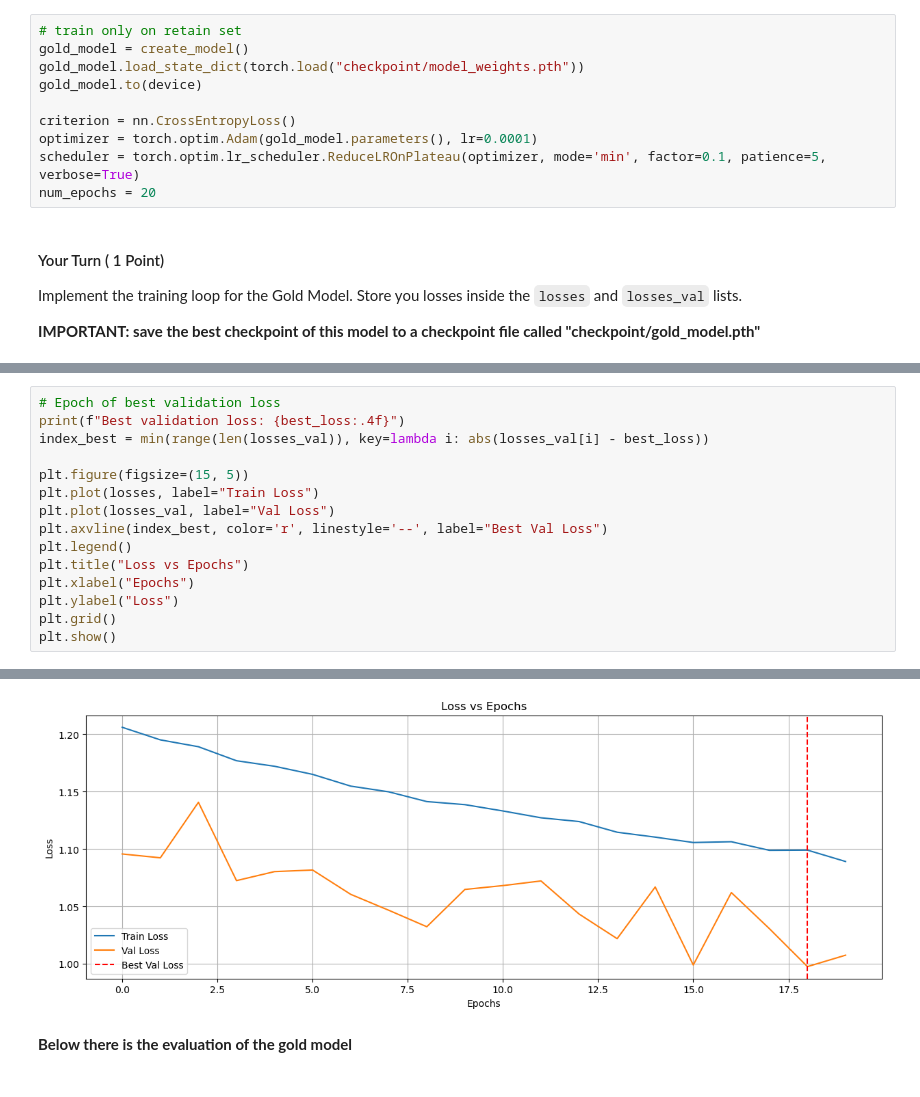
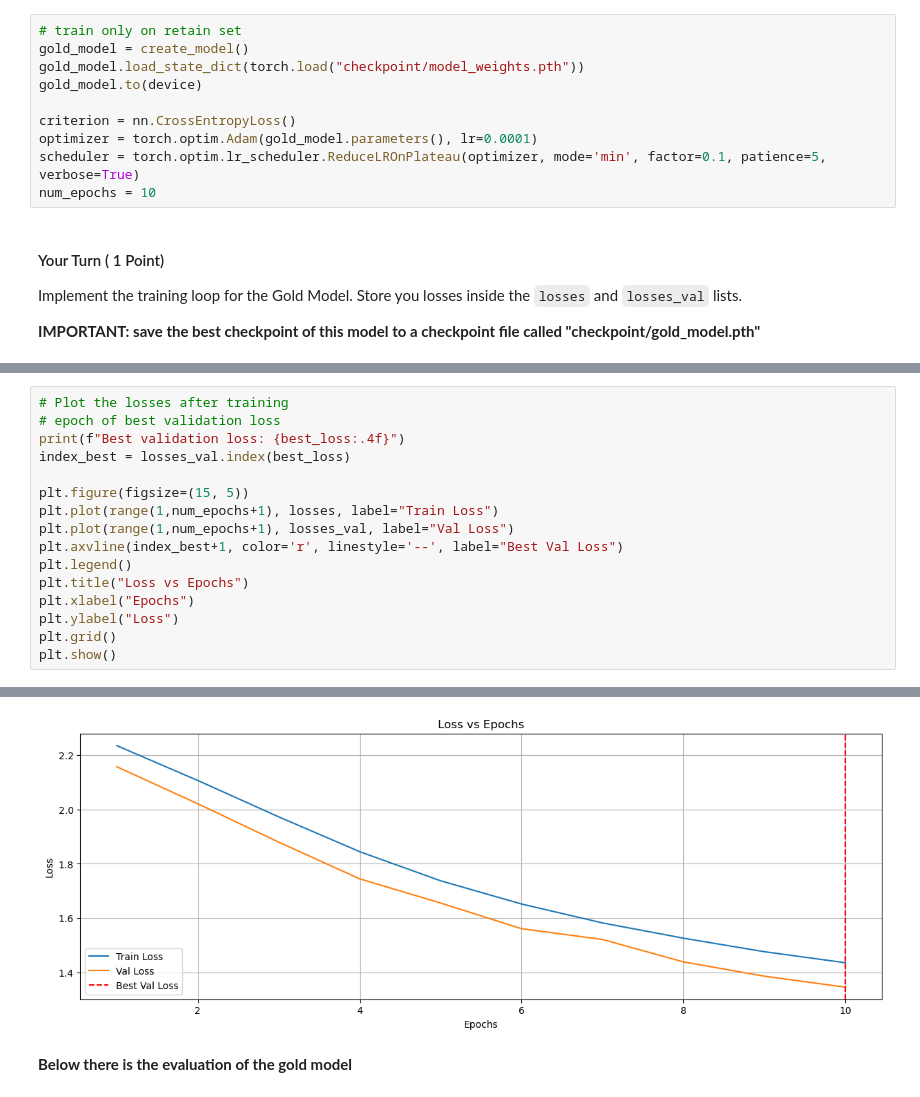
Before and after one commit to andrmagg2001/AML, a Jupyter notebook: ThirdHW/Practice/practice.ipynb, the cells around one changed output, grey strips where cells are left out. Cells and saved outputs as stored; diff of their text form.

```diff
--- a/ThirdHW/Practice/practice.ipynb
+++ b/ThirdHW/Practice/practice.ipynb
@@ -629,7 +629,7 @@ gold_model.to(device)
 criterion = nn.CrossEntropyLoss()
 optimizer = torch.optim.Adam(gold_model.parameters(), lr=0.0001)
 scheduler = torch.optim.lr_scheduler.ReduceLROnPlateau(optimizer, mode='min', factor=0.1, patience=5, verbose=True)
-num_epochs = 20
+num_epochs = 10
 # %% [markdown]
 #### Your Turn ( 1 Point)
 
@@ -709,12 +738,13 @@ Best model saved with validation loss: 0.9977
 # %%
-# Epoch of best validation loss
+# Plot the losses after training
+# epoch of best validation loss
 print(f"Best validation loss: {best_loss:.4f}")
-index_best = min(range(len(losses_val)), key=lambda i: abs(losses_val[i] - best_loss))
+index_best = losses_val.index(best_loss)
 
 plt.figure(figsize=(15, 5))
-plt.plot(losses, label="Train Loss")
-plt.plot(losses_val, label="Val Loss")
-plt.axvline(index_best, color='r', linestyle='--', label="Best Val Loss")
+plt.plot(range(1,num_epochs+1), losses, label="Train Loss")
+plt.plot(range(1,num_epochs+1), losses_val, label="Val Loss")
+plt.axvline(index_best+1, color='r', linestyle='--', label="Best Val Loss")
 plt.legend()
 plt.title("Loss vs Epochs")
 plt.xlabel("Epochs")
@@ -726,4 +756,4 @@ Best validation loss: 0.8689
-[figure, old version]
+[figure, new version]
 # %% [markdown]
 **Below there is the evaluation of the gold model**
 # %%
```
Also changed, not shown: parts of 5 cells of this notebook, 2 other files.
